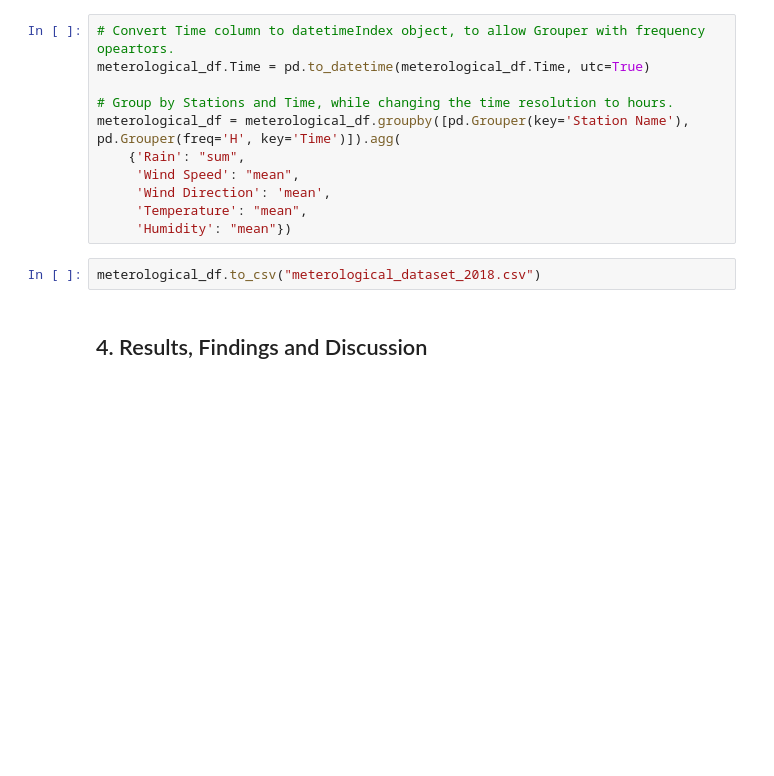
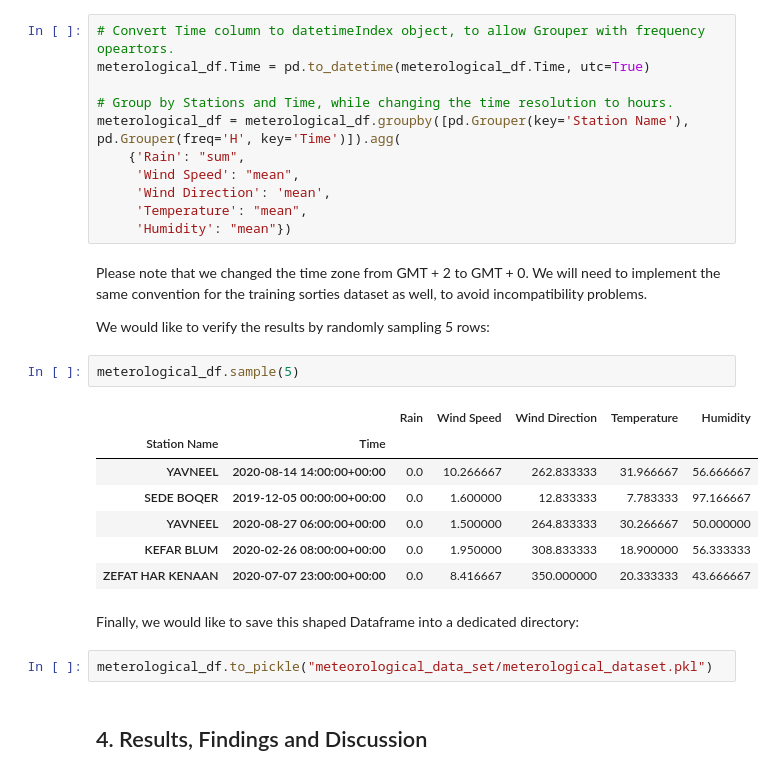
Before and after one commit to elront/Data_Science_Project_Proposal, a Jupyter notebook: Data_science_workshop_project_proposal.ipynb, the cells around one changed output. Saved outputs shown, nothing was run; the diff lists cells and outputs as text; blank space fills up the shorter version.

Commit message:
Finished with the meteorological dataset preprocessing

```diff
--- a/Data_science_workshop_project_proposal.ipynb
+++ b/Data_science_workshop_project_proposal.ipynb
@@ -465,8 +490,24 @@ meterological_df = meterological_df.groupby([pd.Grouper(key='Station Name'), pd.
      'Wind Direction': 'mean',
      'Temperature': "mean",
      'Humidity': "mean"})
-# %%
-meterological_df.to_csv("meterological_dataset_2018.csv")
+# %% [markdown]
+Please note that we changed the time zone from GMT + 2 to GMT + 0. We will need to implement the same convention for the training sorties dataset as well, to avoid incompatibility problems.
+
+We would like to verify the results by randomly sampling 5 rows:
+# %%
+meterological_df.sample(5)
+# %% [output]
+|  |  | Rain | Wind Speed | Wind Direction | Temperature | Humidity |
+| Station Name | Time |  |  |  |  |  |
+| YAVNEEL | 2020-08-14 14:00:00+00:00 | 0.0 | 10.266667 | 262.833333 | 31.966667 | 56.666667 |
+| SEDE BOQER | 2019-12-05 00:00:00+00:00 | 0.0 | 1.600000 | 12.833333 | 7.783333 | 97.166667 |
+| YAVNEEL | 2020-08-27 06:00:00+00:00 | 0.0 | 1.500000 | 264.833333 | 30.266667 | 50.000000 |
+| KEFAR BLUM | 2020-02-26 08:00:00+00:00 | 0.0 | 1.950000 | 308.833333 | 18.900000 | 56.333333 |
+| ZEFAT HAR KENAAN | 2020-07-07 23:00:00+00:00 | 0.0 | 8.416667 | 350.000000 | 20.333333 | 43.666667 |
+# %% [markdown]
+Finally, we would like to save this shaped Dataframe into a dedicated directory:
+# %%
+meterological_df.to_pickle("meteorological_data_set/meterological_dataset.pkl")
 # %% [markdown]
 ## 4. Results, Findings and Discussion
 # %% [markdown]
```
Also changed, not shown: parts of 17 cells of this notebook.
